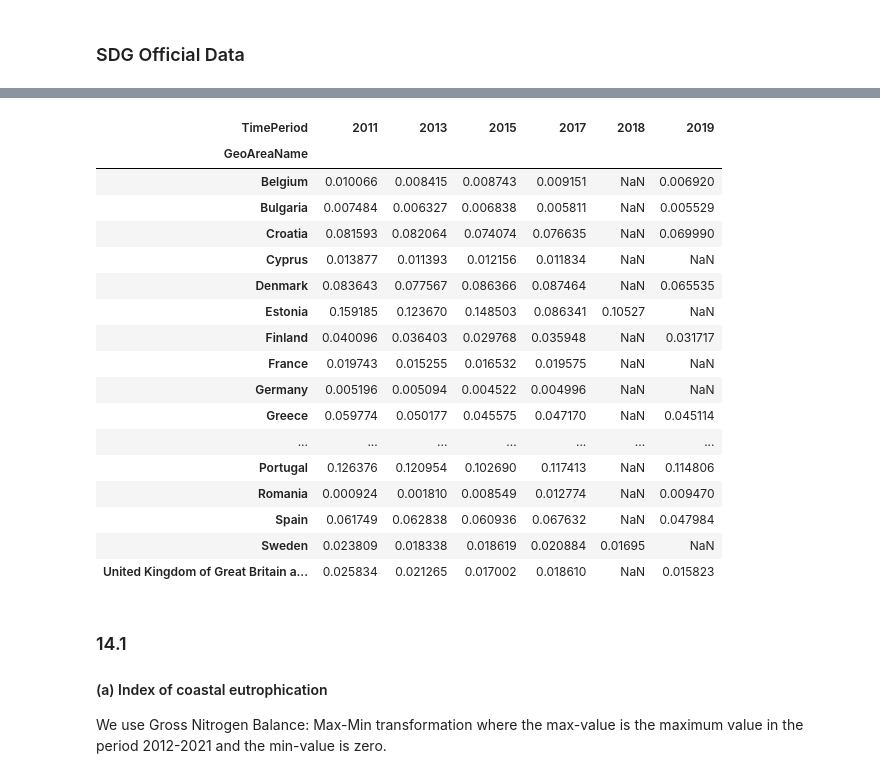
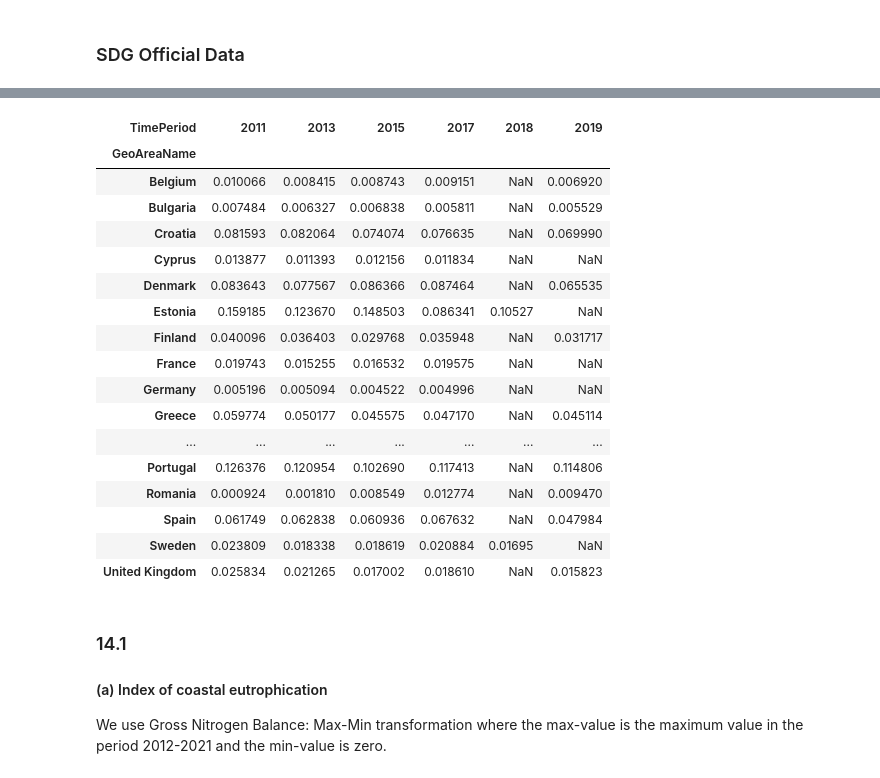
Before and after one commit to isaldiviagonzatti/sdg14, a Jupyter notebook: code/exploreSDG14.ipynb, the cells around one changed output, grey strips where cells are left out. Saved outputs shown, nothing was run; the diff lists cells and outputs as text; code cells hidden in the pictures.

```diff
--- a/code/exploreSDG14.ipynb
+++ b/code/exploreSDG14.ipynb
@@ -325,26 +327,27 @@ Wall time: 3.33 s
 |  | ER_UNCLOS_RATACC | Score for the ratification of and... | PERCENT | 63 |
 # %%
 sdg14 = sdg14[sdg14['GeoAreaName'].isin(countries)]
+sdg14.loc[sdg14['GeoAreaName'].str.contains(r'^(?=.*United)(?=.*Kingdom)'), 'GeoAreaName'] = 'United Kingdom'
 sdg14[sdg14['SeriesCode']=='EN_SCP_FSHGDP'].pivot_table(columns='TimePeriod', index='GeoAreaName', values='Value', aggfunc='mean')
 # %% [output]
 | TimePeriod | 2011 | 2013 | 2015 | 2017 | 2018 | 2019 |
 | GeoAreaName |  |  |  |  |  |  |
 | Belgium | 0.010066 | 0.008415 | 0.008743 | 0.009151 | NaN | 0.006920 |
 | Bulgaria | 0.007484 | 0.006327 | 0.006838 | 0.005811 | NaN | 0.005529 |
 | Croatia | 0.081593 | 0.082064 | 0.074074 | 0.076635 | NaN | 0.069990 |
 | Cyprus | 0.013877 | 0.011393 | 0.012156 | 0.011834 | NaN | NaN |
 | Denmark | 0.083643 | 0.077567 | 0.086366 | 0.087464 | NaN | 0.065535 |
 | Estonia | 0.159185 | 0.123670 | 0.148503 | 0.086341 | 0.10527 | NaN |
 | Finland | 0.040096 | 0.036403 | 0.029768 | 0.035948 | NaN | 0.031717 |
 | France | 0.019743 | 0.015255 | 0.016532 | 0.019575 | NaN | NaN |
 | Germany | 0.005196 | 0.005094 | 0.004522 | 0.004996 | NaN | NaN |
 | Greece | 0.059774 | 0.050177 | 0.045575 | 0.047170 | NaN | 0.045114 |
 | ... | ... | ... | ... | ... | ... | ... |
 | Portugal | 0.126376 | 0.120954 | 0.102690 | 0.117413 | NaN | 0.114806 |
 | Romania | 0.000924 | 0.001810 | 0.008549 | 0.012774 | NaN | 0.009470 |
 | Spain | 0.061749 | 0.062838 | 0.060936 | 0.067632 | NaN | 0.047984 |
 | Sweden | 0.023809 | 0.018338 | 0.018619 | 0.020884 | 0.01695 | NaN |
-| United Kingdom of Great Britain a... | 0.025834 | 0.021265 | 0.017002 | 0.018610 | NaN | 0.015823 |
+| United Kingdom | 0.025834 | 0.021265 | 0.017002 | 0.018610 | NaN | 0.015823 |
 # %% [markdown]
 ### 14.1
 #### (a) Index of coastal eutrophication
```
Also changed, not shown: parts of 5 cells of this notebook, 2 other files.
